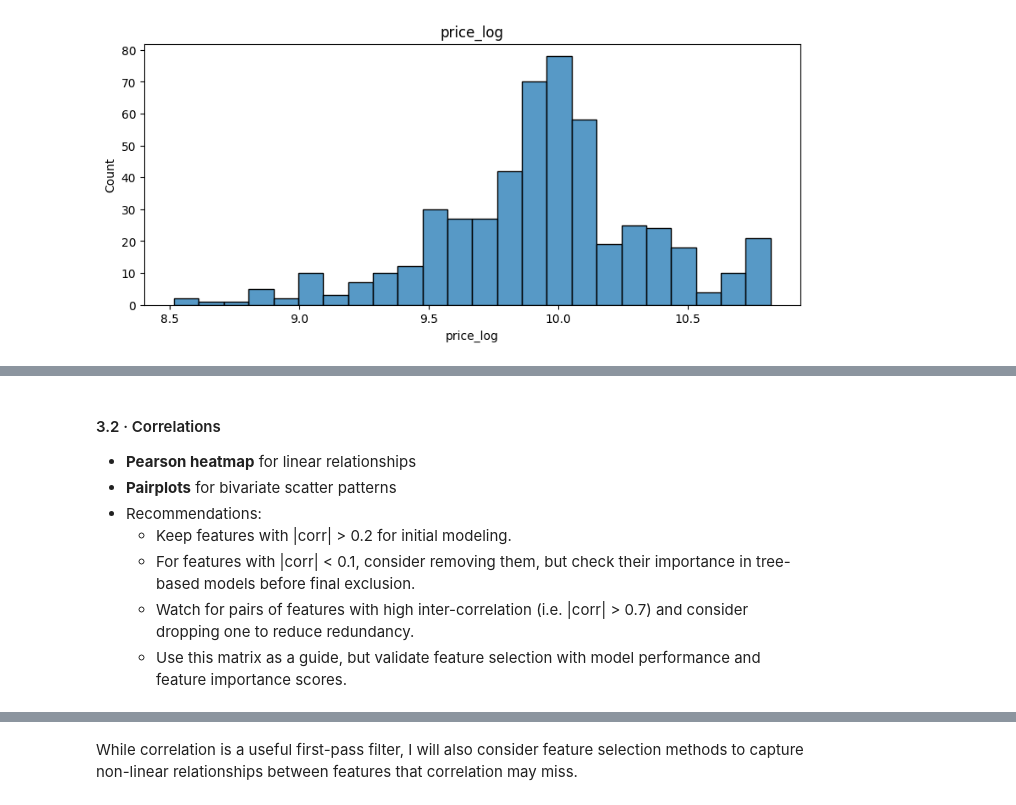
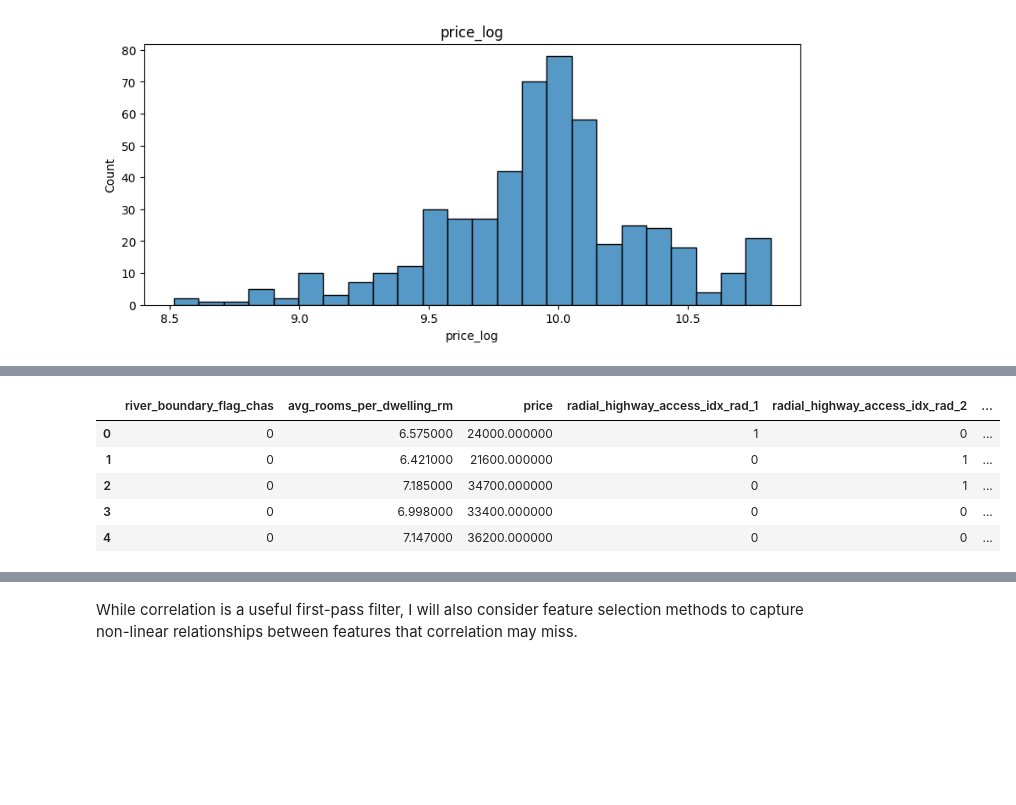
Before and after one commit to PESIII23/real-estate-price-prediction, a Jupyter notebook: src/notebooks/price_prediction_model.ipynb, the cells around one changed output, grey strips where cells are left out. Cells and saved outputs as stored; diff of their text form; code cells hidden in the pictures; blank space fills up the shorter version.

```diff
--- a/src/notebooks/price_prediction_model.ipynb
+++ b/src/notebooks/price_prediction_model.ipynb
@@ -254,36 +186,12 @@ sns.histplot(df_transformed[var_log], bins='auto', ax=ax)
 # %%
-"""HISTOGRAM PLOTS"""
+"""HISTOGRAMS, COUNT PLOTS, CORRELATION MATRIX"""
 
-vars_freedman_diaconis = [
-    'crime_rate_per_capita_crim_log',
-    'large_lot_zoning_ratio_zn_log',
-    'non_retail_acre_ratio_indus_log',
-    'nox_concentration_nox_log',
-    'avg_rooms_per_dwelling_rm',
-    'pre_1940_housing_ratio_age_flip_log',
-    'employment_center_distance_dis_log',
-    'radial_highway_access_idx_rad_log',
-    'property_tax_rate_tax_log',
-    'pupil_teacher_ratio_ptratio_flip_log',
-    'population_distribution_popul_flip_log',
-    'low_ses_population_pct_lstat_log',
-    'price'
-]
-
-path = "../../docs/eda_histograms"
-os.makedirs(path, exist_ok=True)
-
-# Histogram output of continuous variables
-for var in vars_freedman_diaconis:
-    fig, ax = plt.subplots(figsize=(10,4))
-    sns.histplot(
-        df_transformed[var],
-        bins='fd',
-        kde=True,
-        edgecolor='black',
-        ax=ax
-    )
-
-    ax.set_title(var)
-    plt.savefig(f"{path}/{var}_hist.png")
-    plt.close()
+df_correlated = plotting.explore_data(df_transformed)
+df_correlated.head()
+# %% [output]
+|  | river_boundary_flag_chas | avg_rooms_per_dwelling_rm | price | radial_highway_access_idx_rad_1 | radial_highway_access_idx_rad_2 | ... |
+| 0 | 0 | 6.575000 | 24000.000000 | 1 | 0 | ... |
+| 1 | 0 | 6.421000 | 21600.000000 | 0 | 1 | ... |
+| 2 | 0 | 7.185000 | 34700.000000 | 0 | 1 | ... |
+| 3 | 0 | 6.998000 | 33400.000000 | 0 | 0 | ... |
+| 4 | 0 | 7.147000 | 36200.000000 | 0 | 0 | ... |
@@ -311,9 +197,0 @@ for var in vars_binary:
-# %% [markdown]
-#### 3.2 · Correlations
-- **Pearson heatmap** for linear relationships
-- **Pairplots** for bivariate scatter patterns
-- Recommendations:
-    - Keep features with |corr| > 0.2 for initial modeling.
-    - For features with |corr| < 0.1, consider removing them, but check their importance in tree-based models before final exclusion.
-    - Watch for pairs of features with high inter-correlation (i.e. |corr| > 0.7) and consider dropping one to reduce redundancy.
-    - Use this matrix as a guide, but validate feature selection with model performance and feature importance scores.
```
Also changed, not shown: parts of 22 cells of this notebook, 5 other files.
